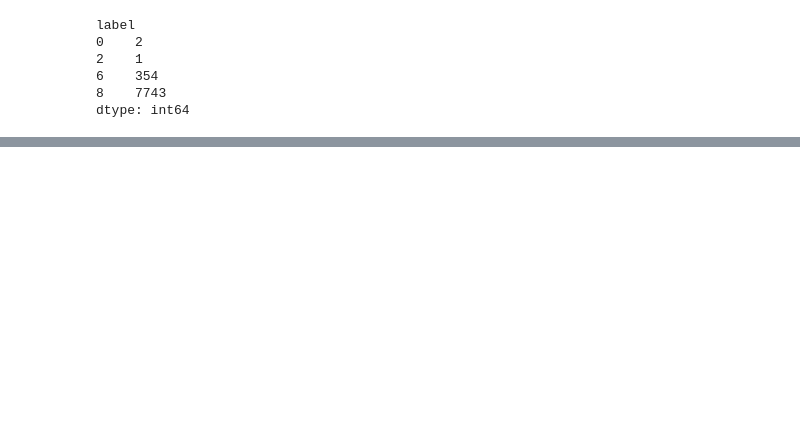
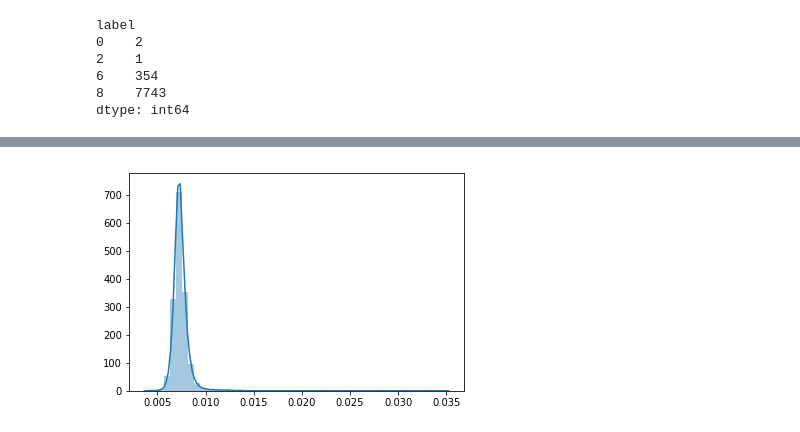
Before and after one commit to elch10/topic-modeling, a Jupyter notebook: ABAE.ipynb, the cells around one changed output, grey strips where cells are left out. Saved outputs shown, nothing was run; the diff lists cells and outputs as text; code cells hidden in the pictures; blank space fills up the shorter version.

```diff
--- a/ABAE.ipynb
+++ b/ABAE.ipynb
@@ -262,13 +250,16 @@ pd.Series(topics_to_words, name='label').apply(' '.join).\
+# %%
+test_fn = K.function([model.get_layer('sentence_input').input, K.learning_phase()],
+        [model.get_layer('p_t').output])
+
+def compute_aspect_probs(data):
+  aspect_probs = []
+  for i in range(0, len(data), 100):
+    batch = pad_sequences(data[i:i+100], maxlen=max_sentence_len)
+    batch_probs = test_fn([batch, 1])[0]
+    aspect_probs.extend(batch_probs)
+  return aspect_probs
 # %%
 encoded_test = tokenizer.texts_to_sequences(test_df['text'])
-encoded_test = pad_sequences(encoded_test, maxlen=max_sentence_len)
+aspect_probs = compute_aspect_probs(encoded_test)
-# %%
-test_fn = K.function([model.get_layer('sentence_input').input, K.learning_phase()],
-        [model.get_layer('p_t').output])
-
-aspect_probs = []
-for i in range(0, len(encoded_test), 100):
-  batch_probs = test_fn([encoded_test[i:i+100], 1])[0]
-  aspect_probs.extend(batch_probs)
 # %%
 test_df['label'] = np.argmax(aspect_probs, axis=1)
@@ -303,0 +282,12 @@ test_df[test_df['label'] == 0].tail(2)
+# %%
+import seaborn as sns
+
+def plot_aspects_std(data):
+  aspect_probs = compute_aspect_probs(encoded)
+  stds = np.std(aspect_probs, axis=1, dtype=np.float64)
+  stds = stds[~np.isnan(stds)]
+  sns.distplot(stds)
+# %%
+plot_aspects_std(encoded_test);
+# %% [output]
+[figure, added]
```
Also changed, not shown: parts of 18 cells of this notebook, 1 other file.
